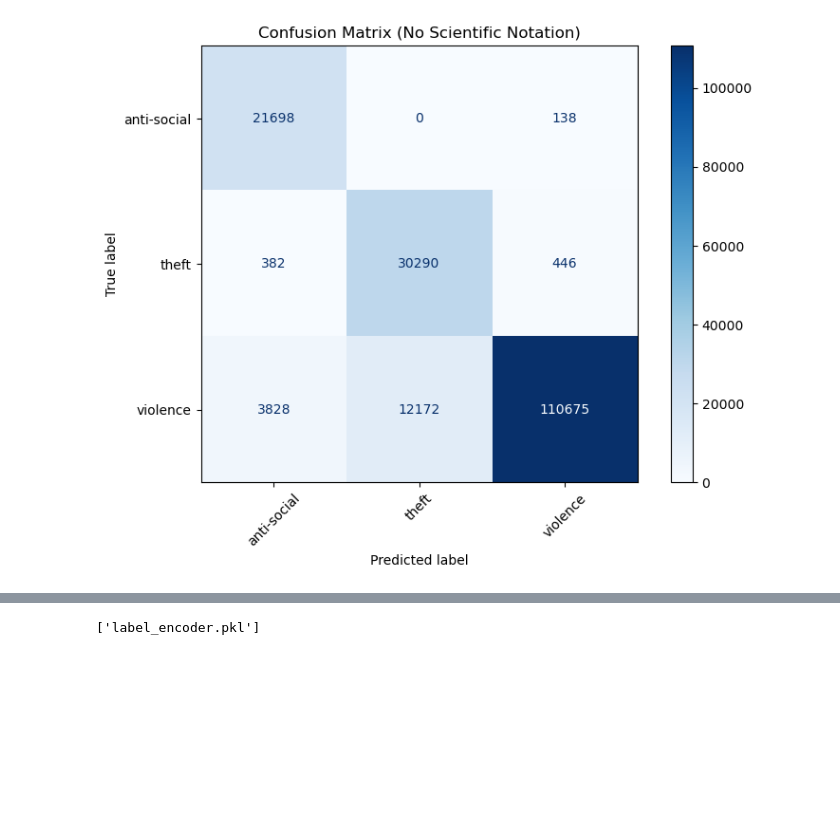
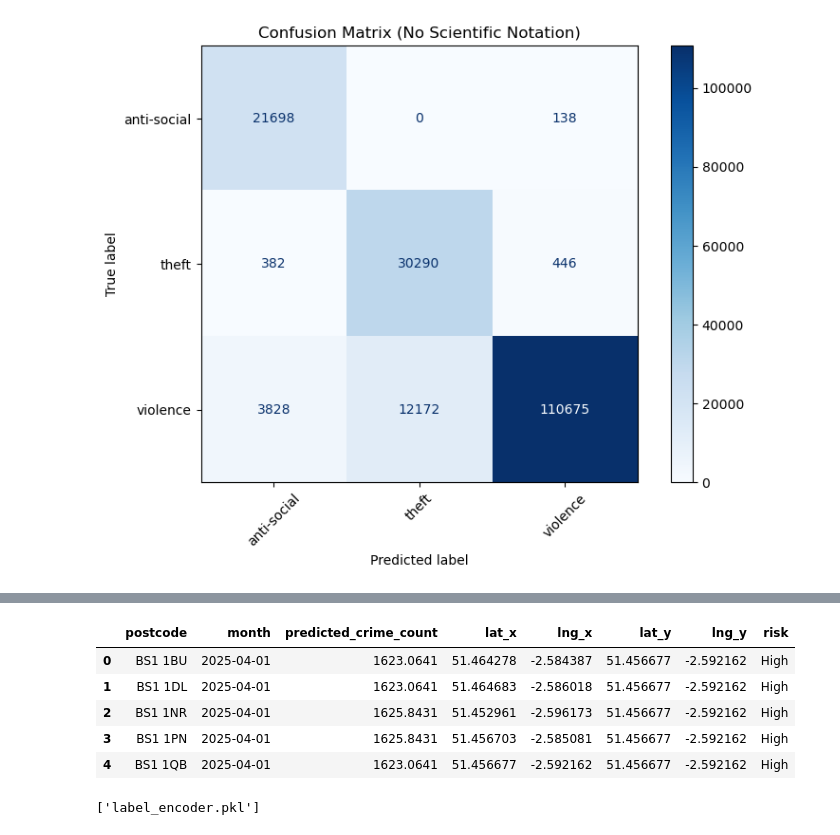
Before and after one commit to mAlex28/UK-Crime-Data-Prediction, a Jupyter notebook: notebooks/experiment.ipynb, the cells around one changed output, grey strips where cells are left out. Saved outputs shown, nothing was run; the diff lists cells and outputs as text; code cells hidden in the pictures; blank space fills up the shorter version.

```diff
--- a/notebooks/experiment.ipynb
+++ b/notebooks/experiment.ipynb
@@ -590,0 +693,19 @@ NameError: name 'pd' is not defined
+# %%
+def risk_level(crime_count):
+    if crime_count >= medium_cutoff:
+        return "High"
+    elif crime_count >= low_cutoff:
+        return "Medium"
+    else:
+        return "Low"
+
+df_risk['risk'] = df_risk['predicted_crime_count'].apply(risk_level)
+# %%
+df_risk.head()
+# %% [output]
+|  | postcode | month | predicted_crime_count | lat_x | lng_x | lat_y | lng_y | risk |
+| 0 | BS1 1BU | 2025-04-01 | 1623.0641 | 51.464278 | -2.584387 | 51.456677 | -2.592162 | High |
+| 1 | BS1 1DL | 2025-04-01 | 1623.0641 | 51.464683 | -2.586018 | 51.456677 | -2.592162 | High |
+| 2 | BS1 1NR | 2025-04-01 | 1625.8431 | 51.452961 | -2.596173 | 51.456677 | -2.592162 | High |
+| 3 | BS1 1PN | 2025-04-01 | 1625.8431 | 51.456703 | -2.585081 | 51.456677 | -2.592162 | High |
+| 4 | BS1 1QB | 2025-04-01 | 1623.0641 | 51.456677 | -2.592162 | 51.456677 | -2.592162 | High |
```
Also changed, not shown: parts of 15 cells of this notebook, 1 other file.
